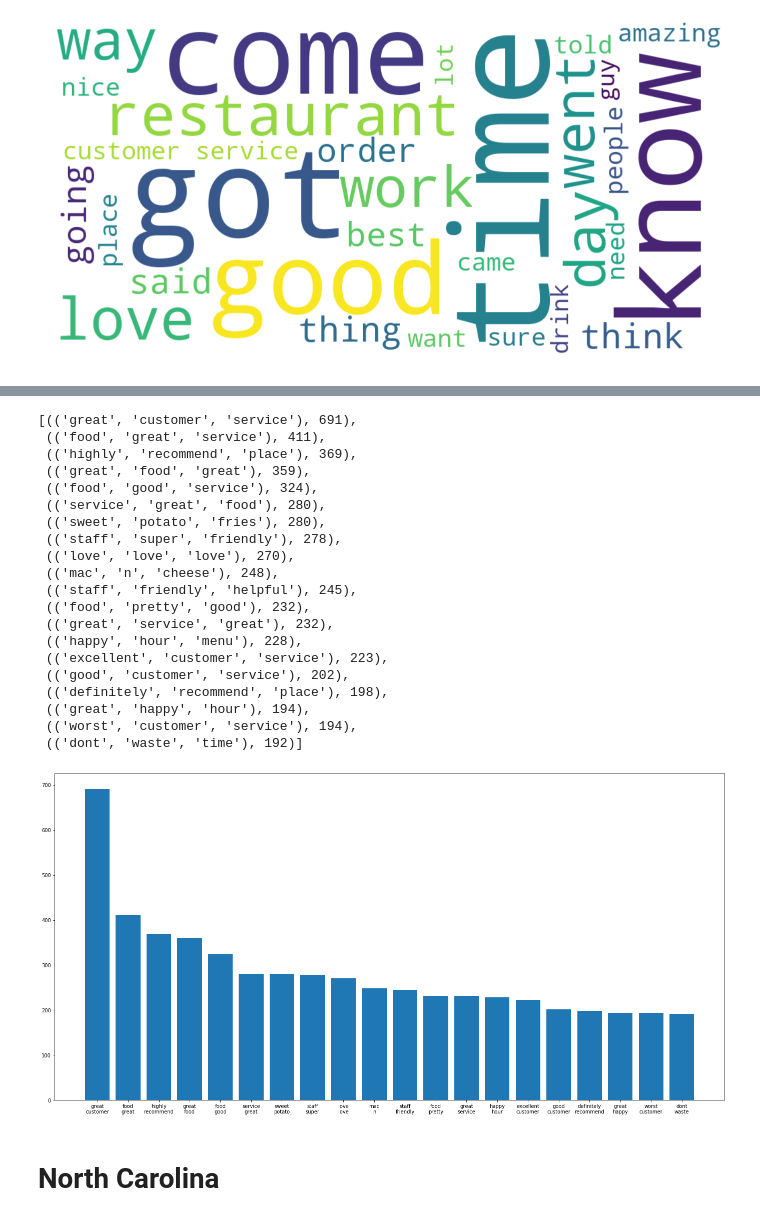
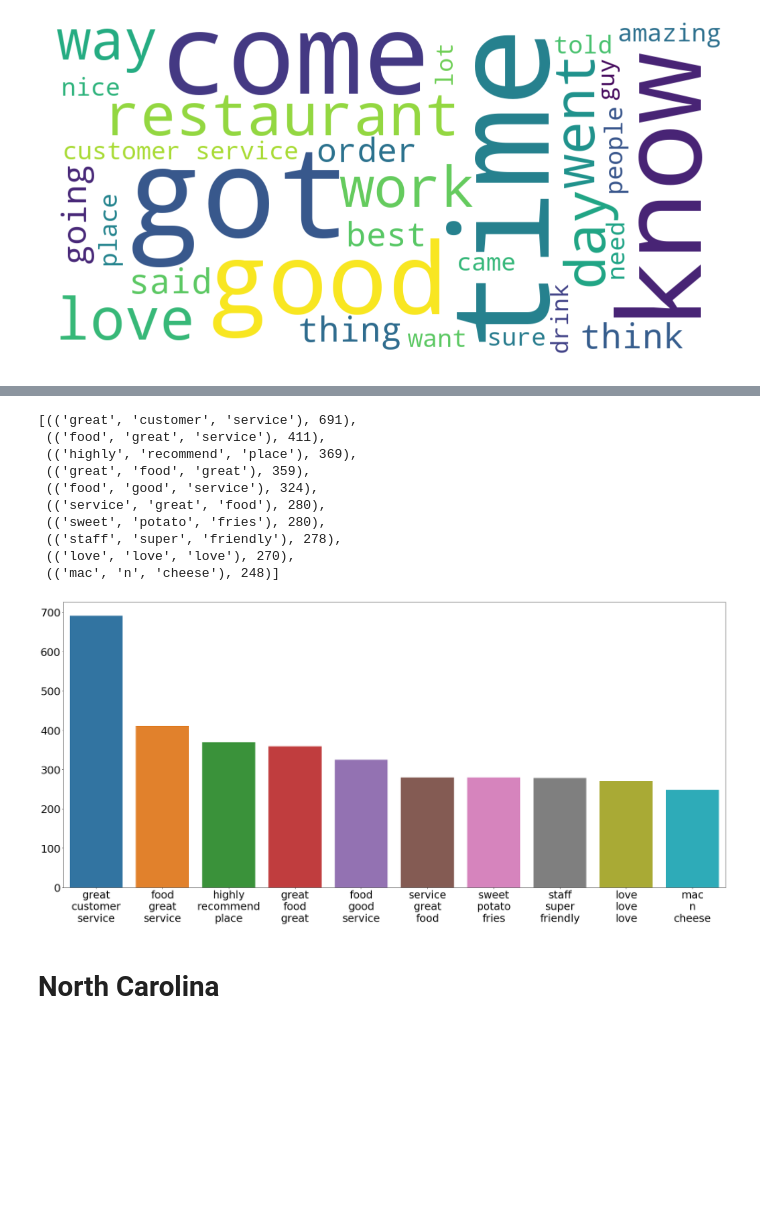
Before and after one commit to Daveedlee/yelp_NLP, a Jupyter notebook: cleaning_eda.ipynb, the cells around one changed output, grey strips where cells are left out. Drawn from its saved outputs; the diff is of its cells as text; code cells hidden in the pictures; blank space fills up the shorter version.

```diff
--- a/cleaning_eda.ipynb
+++ b/cleaning_eda.ipynb
@@ -109,29 +79,19 @@ az_bar.count
 # %%
-az_bar = simple_bar('post_eda/eda_az.p', 3, 20)
+az_bar = simple_bar('post_eda/eda_az.p', 3, 10)
 az_bar.barplot()
 az_bar.count
 # %% [output]
 [(('great', 'customer', 'service'), 691),
  (('food', 'great', 'service'), 411),
  (('highly', 'recommend', 'place'), 369),
  (('great', 'food', 'great'), 359),
  (('food', 'good', 'service'), 324),
  (('service', 'great', 'food'), 280),
  (('sweet', 'potato', 'fries'), 280),
  (('staff', 'super', 'friendly'), 278),
  (('love', 'love', 'love'), 270),
- (('mac', 'n', 'cheese'), 248),
- (('staff', 'friendly', 'helpful'), 245),
- (('food', 'pretty', 'good'), 232),
- (('great', 'service', 'great'), 232),
- (('happy', 'hour', 'menu'), 228),
- (('excellent', 'customer', 'service'), 223),
- (('good', 'customer', 'service'), 202),
- (('definitely', 'recommend', 'place'), 198),
- (('great', 'happy', 'hour'), 194),
- (('worst', 'customer', 'service'), 194),
- (('dont', 'waste', 'time'), 192)]
+ (('mac', 'n', 'cheese'), 248)]
-[figure, old version]
+[figure, new version]
 # %% [markdown]
 # North Carolina
 # %%
```
Also changed, not shown: parts of 15 cells of this notebook, 2 other files.
